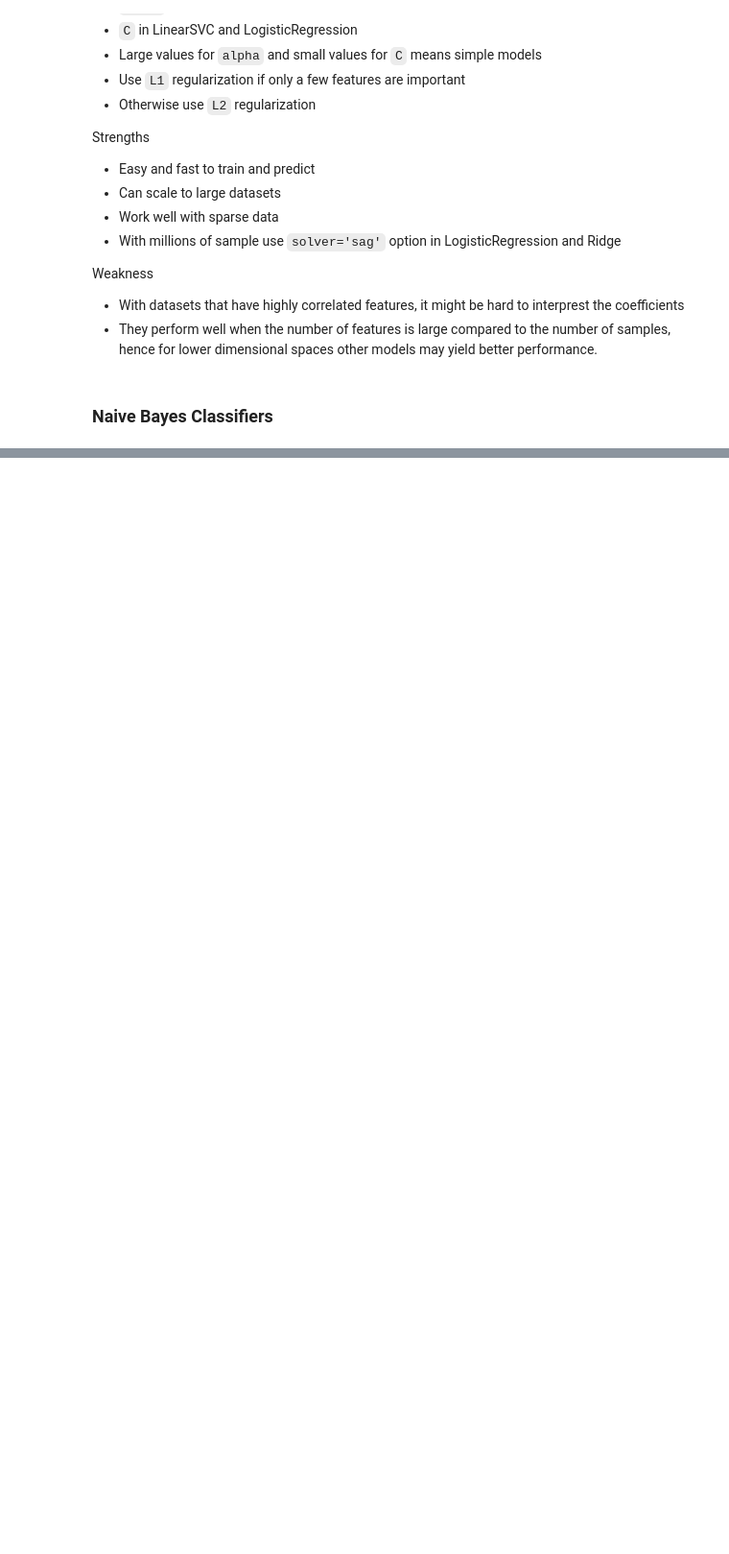
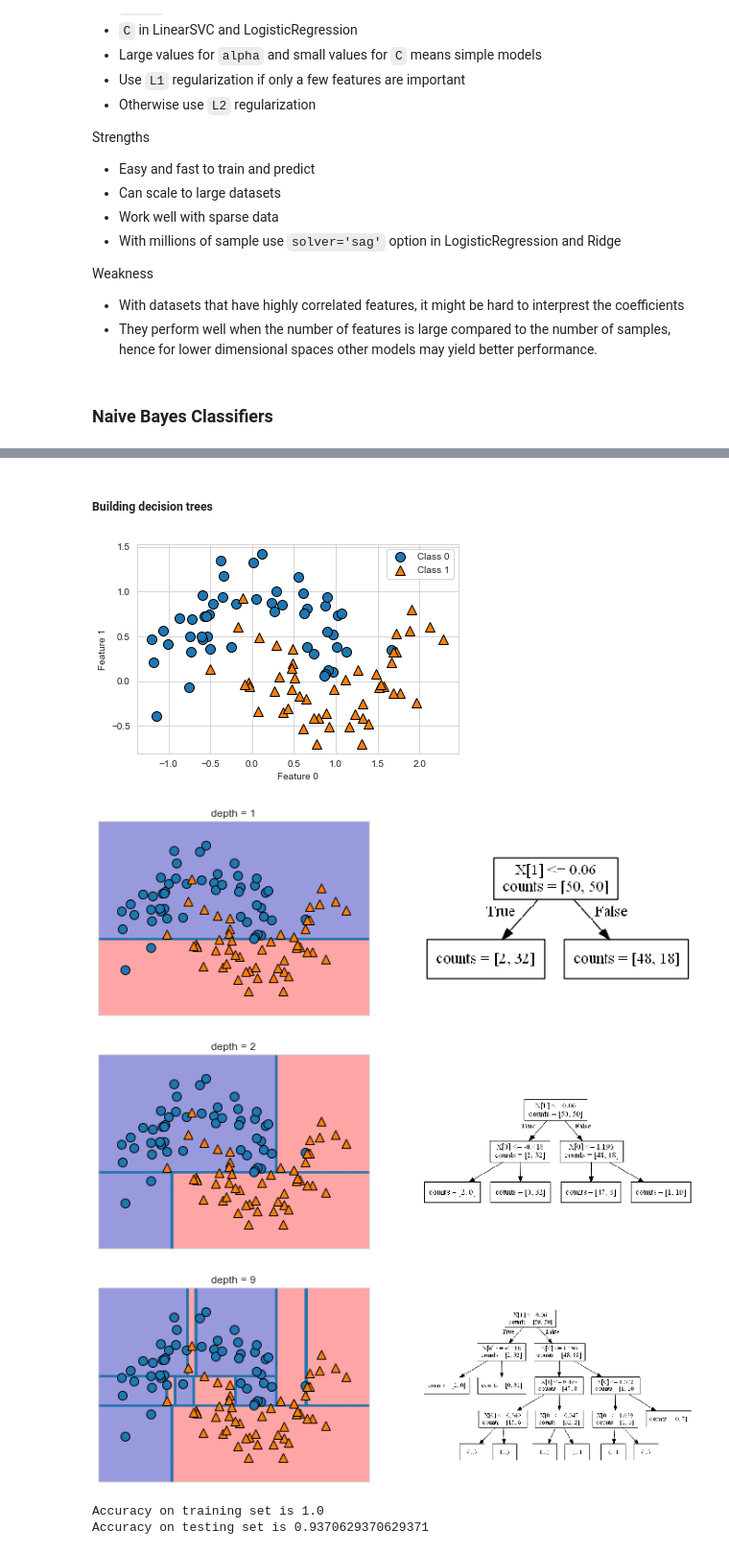
Before and after one commit to codingfinance/Introductio_to_ML_with_Python, a Jupyter notebook: 02-Supervised-Learning.ipynb, the cells around one changed output, grey strips where cells are left out. Shown at 96% size. Drawn from its saved outputs; the diff is of its cells as text; code cells hidden in the pictures; blank space fills up the shorter version.

```diff
--- a/02-Supervised-Learning.ipynb
+++ b/02-Supervised-Learning.ipynb
@@ -851,0 +873,28 @@ Weakness
+# %% [markdown]
+##### Building decision trees
+# %%
+mglearn.plots.plot_tree_progressive()
+# %% [output]
+[figure, added]
+[figure, added]
+[figure, added]
+[figure, added]
+# %%
+from sklearn.tree import DecisionTreeClassifier
+
+cancer = load_breast_cancer()
+
+X_train, X_test, y_train, y_test = train_test_split(cancer['data'],
+                                                   cancer['target'],
+                                                   stratify = cancer['target'],
+                                                   random_state = 42)
+
+tree = DecisionTreeClassifier(random_state = 0)
+
+tree.fit(X_train, y_train)
+
+print(f"Accuracy on training set is {tree.score(X_train, y_train)}")
+print(f"Accuracy on testing set is {tree.score(X_test, y_test)}")
+# %% [output]
+Accuracy on training set is 1.0
+Accuracy on testing set is 0.9370629370629371
```
Also changed, not shown: parts of 25 cells of this notebook, 1 other file.
